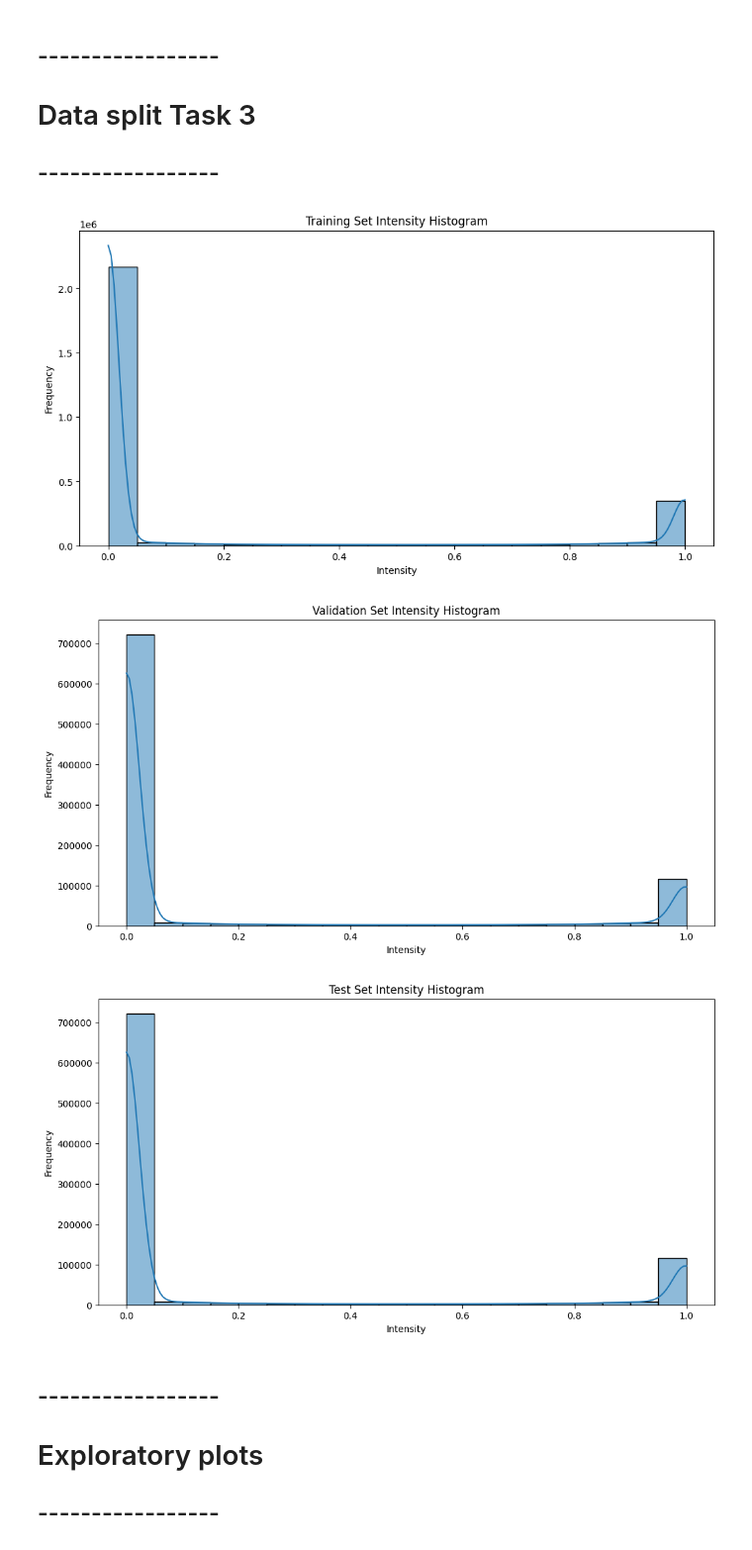
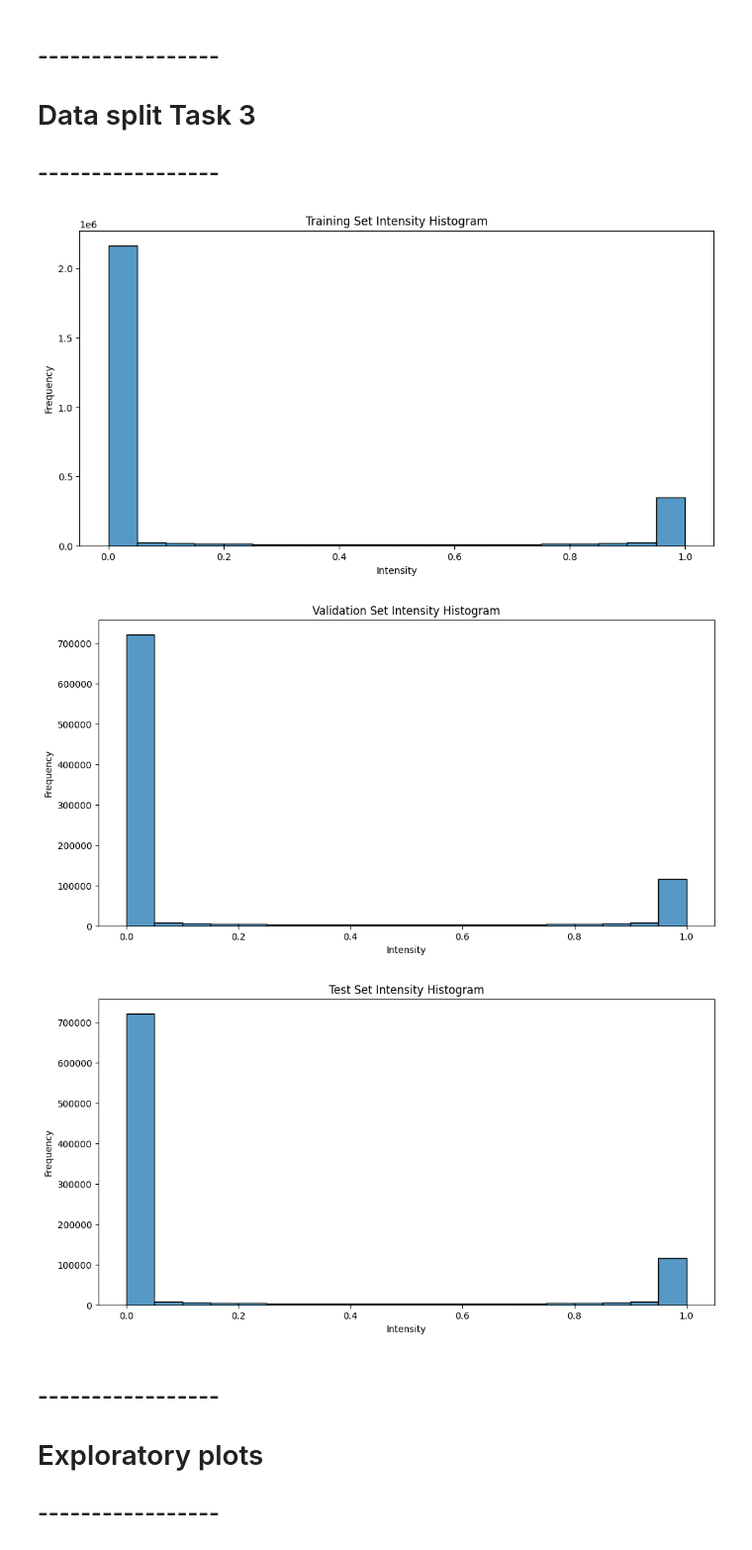
Before and after one commit to wilhelm-lab/dlomix, a Jupyter notebook: data_split_tests.ipynb, the cells around one changed output. Shown at 99% size. Cells and saved outputs as stored; diff of their text form; code cells hidden in the pictures.

```diff
--- a/data_split_tests.ipynb
+++ b/data_split_tests.ipynb
@@ -275,27 +276,27 @@ Test Set - Single: 93360 (61.60%), Multiple: 58204 (38.40%)
 # %%
 def array_to_list(val):
     if isinstance(val, (list, np.ndarray)):
         return list(val)
     return None
 
 def plot_intensity_histogram(df, title):
     # Convert NumPy arrays to lists and parse
     df['parsed_intensity'] = df['normalized_intensity_distribution'].apply(array_to_list)
     parsed_values = df['parsed_intensity'].dropna().explode()
     plt.figure(figsize=(12, 6))
-    sns.histplot(parsed_values, kde=True, bins=20)
+    sns.histplot(parsed_values, bins=20)
     plt.xlabel("Intensity")
     plt.ylabel("Frequency")
     plt.title(title)
     plt.show()
 
 plot_intensity_histogram(train_df, "Training Set Intensity Histogram")
 plot_intensity_histogram(val_df, "Validation Set Intensity Histogram")
 plot_intensity_histogram(test_df, "Test Set Intensity Histogram")
 # %% [output]
-[figure, old version]
+[figure, new version]
-[figure, old version]
+[figure, new version]
-[figure, old version]
+[figure, new version]
 # %% [markdown]
 ## -----------------
 # Exploratory plots
```
Also changed, not shown: parts of 11 cells of this notebook.
